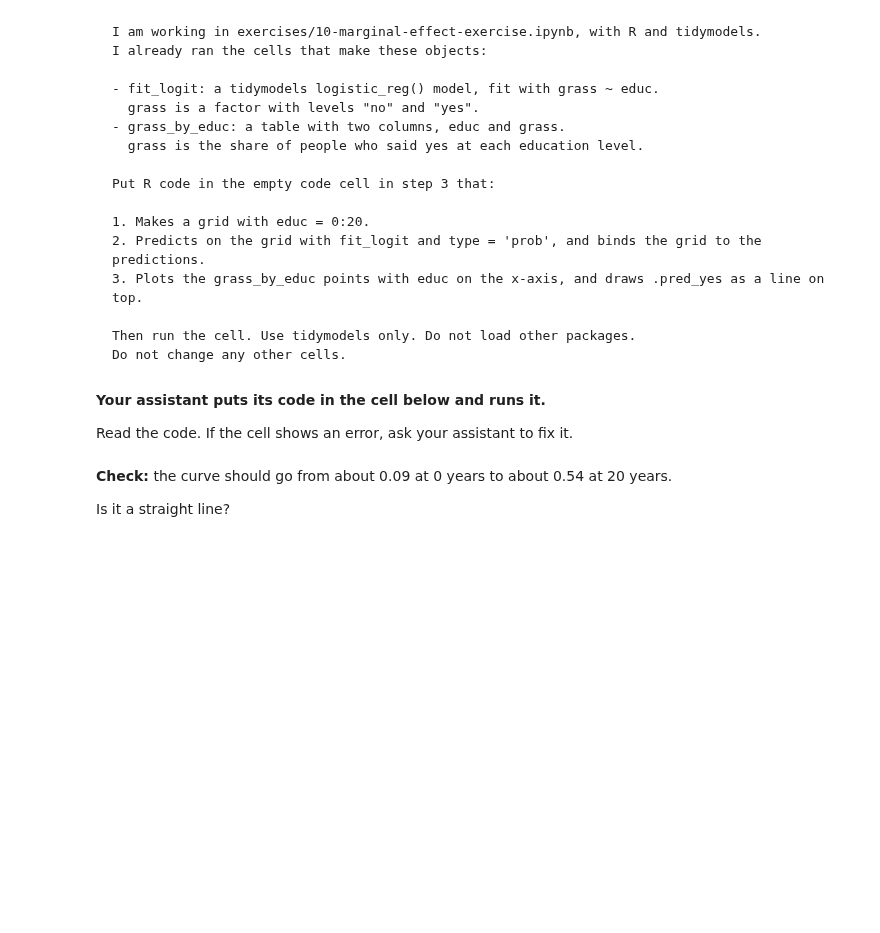
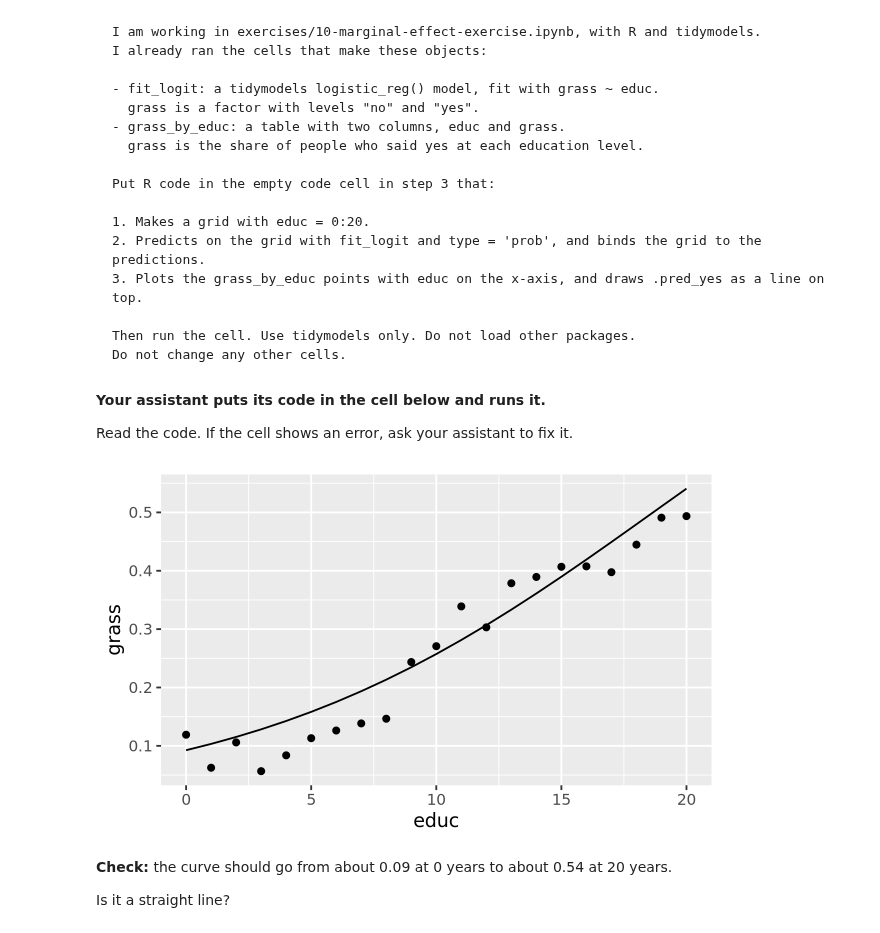
Before and after one commit to kadloo/codespace, a Jupyter notebook: exercises/10-marginal-effect-exercise.ipynb, the cells around one changed output. Drawn from its saved outputs; the diff is of its cells as text; code cells hidden in the pictures; blank space fills up the shorter version.

```diff
--- a/exercises/10-marginal-effect-exercise.ipynb
+++ b/exercises/10-marginal-effect-exercise.ipynb
@@ -89,6 +130,18 @@ Do not change any other cells.
 **Your assistant puts its code in the cell below and runs it.**
 
 Read the code. If the cell shows an error, ask your assistant to fix it.
+# %%
+grid <- tibble(educ = 0:20)
+
+preds <- predict(fit_logit, new_data = grid, type = 'prob')
+
+plot_data <- bind_cols(grid, preds)
+
+ggplot() +
+    geom_point(data = grass_by_educ, aes(x = educ, y = grass)) +
+    geom_line(data = plot_data, aes(x = educ, y = .pred_yes))
+# %% [output]
+[figure, added]
 # %% [markdown]
 **Check:** the curve should go from about 0.09 at 0 years to about 0.54 at 20 years.
 
```
Also changed, not shown: parts of 6 cells of this notebook.
